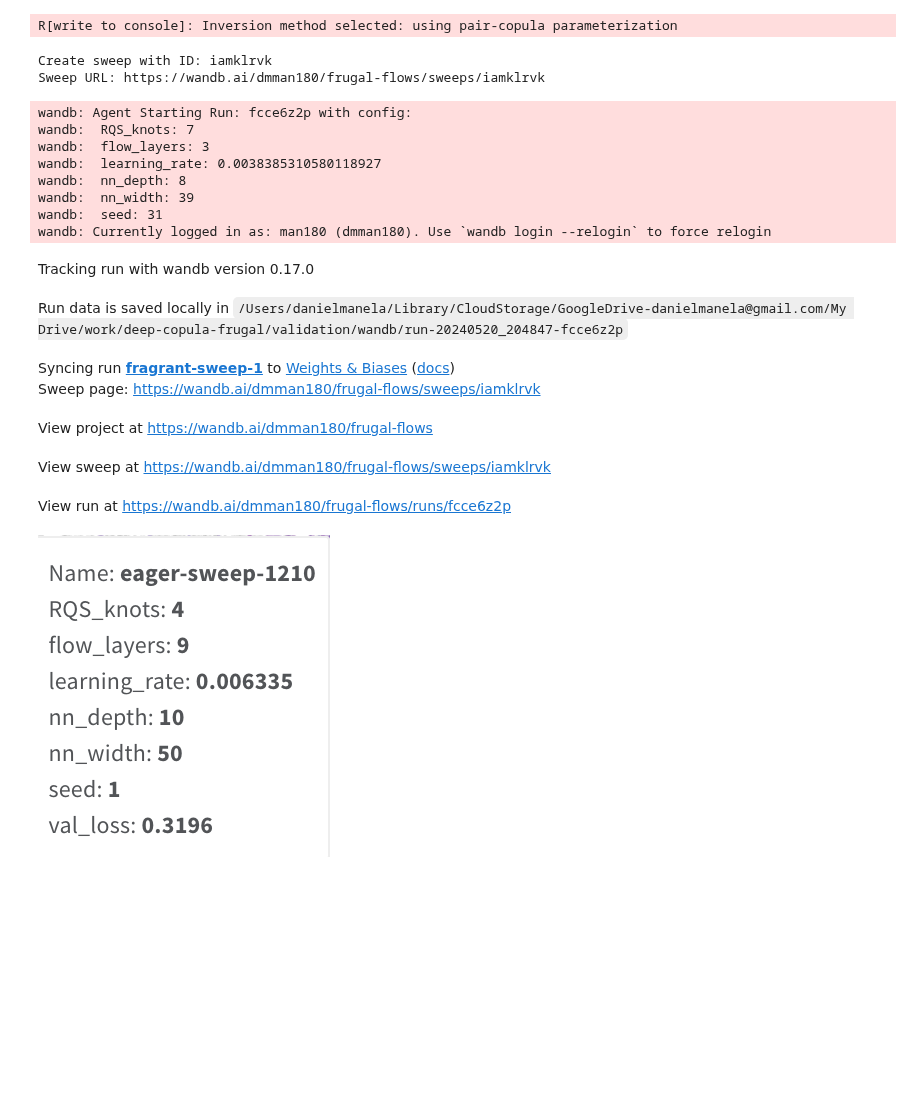
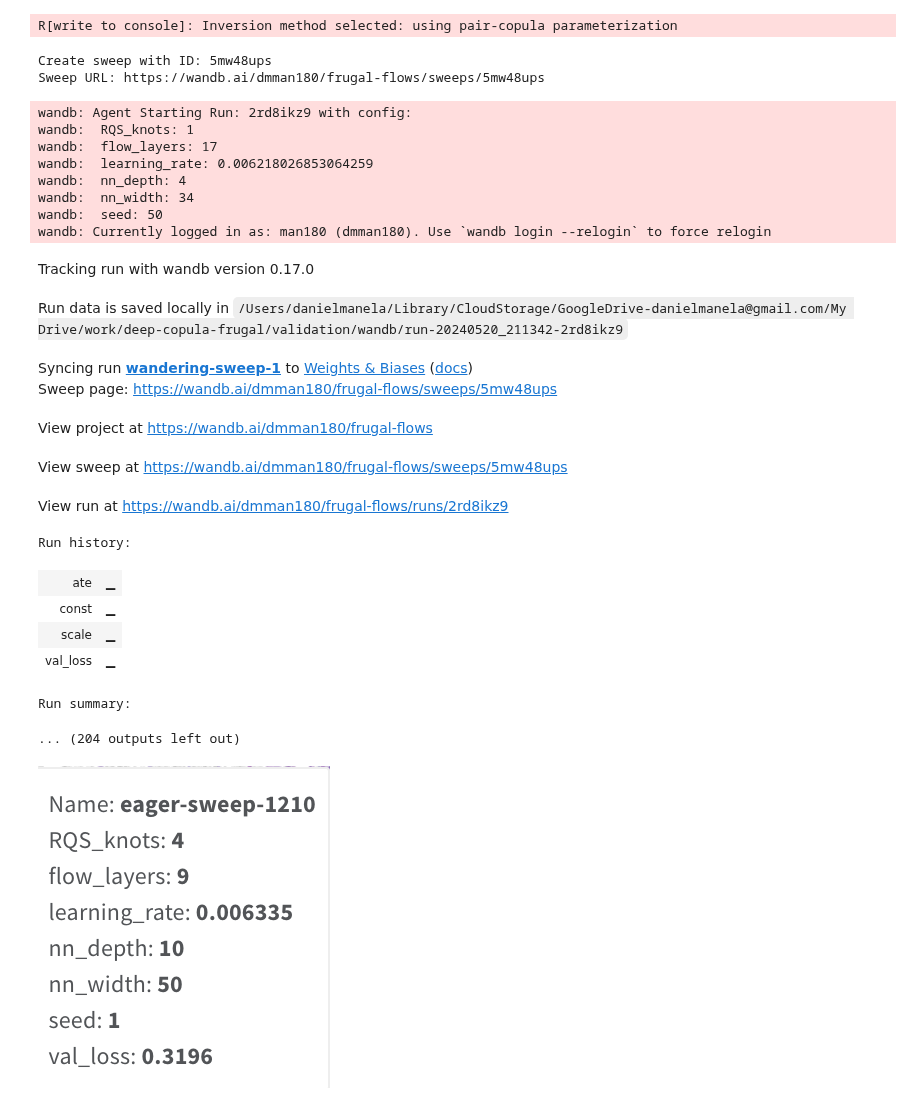
Before and after one commit to llaurabatt/frugal-flows, a Jupyter notebook: validation/SparseDISCRETE_Synth_hyperparameter_search-Copy1.ipynb, the cells around one changed output. Cells and saved outputs as stored; diff of their text form; code cells hidden in the pictures; blank space fills up the shorter version.

```diff
--- a/validation/SparseDISCRETE_Synth_hyperparameter_search-Copy1.ipynb
+++ b/validation/SparseDISCRETE_Synth_hyperparameter_search-Copy1.ipynb
@@ -144,54 +144,61 @@ def run_cmd():
         key=jr.PRNGKey(wandb.config.seed),
         y=Y_samp,
         u_z=uz_samples['uz_samples'],
         condition=X_samp,
         **hyperparams_dict,
-        causal_model='location_translation',
-        causal_model_args={'ate': 0., **hyperparams_dict}
-        # causal_model='gaussian',
-        # causal_model_args={'ate': 0., 'const': 0., 'scale': 1}
+        # causal_model='location_translation',
+        # causal_model_args={'ate': 0., **hyperparams_dict}
+        causal_model='gaussian',
+        causal_model_args={'ate': 0., 'const': 0., 'scale': 1}
     )
     min_val_loss = min(np.array(losses['val']))
-    causal_margin = frugal_flow.bijection.bijections[-1].bijections[0]
-    # causal_margin = frugal_flow.bijection.bijections[-1].bijection.bijections[0]
-    wandb.log(data={'val_loss': min_val_loss, 'ate': causal_margin.ate})#, 'const': causal_margin.const, 'scale': causal_margin.scale})
+    # causal_margin = frugal_flow.bijection.bijections[-1].bijections[0]
+    causal_margin = frugal_flow.bijection.bijections[-1].bijection.bijections[0]
+    wandb.log(data={'val_loss': min_val_loss, 'ate': causal_margin.ate, 'const': causal_margin.const, 'scale': causal_margin.scale})
 
 
     # causl_py.frugal_fitting(X, Y, Z_disc=Z_disc, seed=wandb.config.seed, frugal_flow_hyperparams=hyperparams_dict)
 
 # Start sweep job.
 wandb.agent(sweep_id, function=run_cmd, count=300)
 
 # wandb.agent('dmman180/frugal-flows/2iw42156', function=run_cmd, count=300)
 
 # hyperparams_dict = {
 #     'learning_rate': 1e-3,
 #     'RQS_knots': 8,
 #     'flow_layers': 10,
 #     'nn_width': 50,
 #     'nn_depth': 10,
 #     'max_patience': 100,
 #     'max_epochs': 20000
 # }
 # %% [output]
 R[write to console]: Inversion method selected: using pair-copula parameterization
-Create sweep with ID: iamklrvk
-Sweep URL: https://wandb.ai/dmman180/frugal-flows/sweeps/iamklrvk
+Create sweep with ID: 5mw48ups
+Sweep URL: https://wandb.ai/dmman180/frugal-flows/sweeps/5mw48ups
-wandb: Agent Starting Run: fcce6z2p with config:
-wandb:  RQS_knots: 7
-wandb:  flow_layers: 3
-wandb:  learning_rate: 0.0038385310580118927
-wandb:  nn_depth: 8
-wandb:  nn_width: 39
-wandb:  seed: 31
+wandb: Agent Starting Run: 2rd8ikz9 with config:
+wandb:  RQS_knots: 1
+wandb:  flow_layers: 17
+wandb:  learning_rate: 0.006218026853064259
+wandb:  nn_depth: 4
+wandb:  nn_width: 34
+wandb:  seed: 50
 wandb: Currently logged in as: man180 (dmman180). Use `wandb login --relogin` to force relogin
 Tracking run with wandb version 0.17.0
-Run data is saved locally in /Users/danielmanela/Library/CloudStorage/GoogleDrive-danielmanela@gmail.com/My Drive/work/deep-copula-frugal/validation/wandb/run-20240520_204847-fcce6z2p
+Run data is saved locally in /Users/danielmanela/Library/CloudStorage/GoogleDrive-danielmanela@gmail.com/My Drive/work/deep-copula-frugal/validation/wandb/run-20240520_211342-2rd8ikz9
-Syncing run fragrant-sweep-1 to Weights & Biases (docs)
-Sweep page: https://wandb.ai/dmman180/frugal-flows/sweeps/iamklrvk
+Syncing run wandering-sweep-1 to Weights & Biases (docs)
+Sweep page: https://wandb.ai/dmman180/frugal-flows/sweeps/5mw48ups
 View project at https://wandb.ai/dmman180/frugal-flows
-View sweep at https://wandb.ai/dmman180/frugal-flows/sweeps/iamklrvk
+View sweep at https://wandb.ai/dmman180/frugal-flows/sweeps/5mw48ups
-View run at https://wandb.ai/dmman180/frugal-flows/runs/fcce6z2p
+View run at https://wandb.ai/dmman180/frugal-flows/runs/2rd8ikz9
+Run history:
+| ate | ▁ |
+| const | ▁ |
+| scale | ▁ |
+| val_loss | ▁ |
+Run summary:
+... (204 outputs left out)
 # %%
 hyperparams_dict = {
     'learning_rate': 0.006335,
```
Also changed, not shown: 9 other files.
